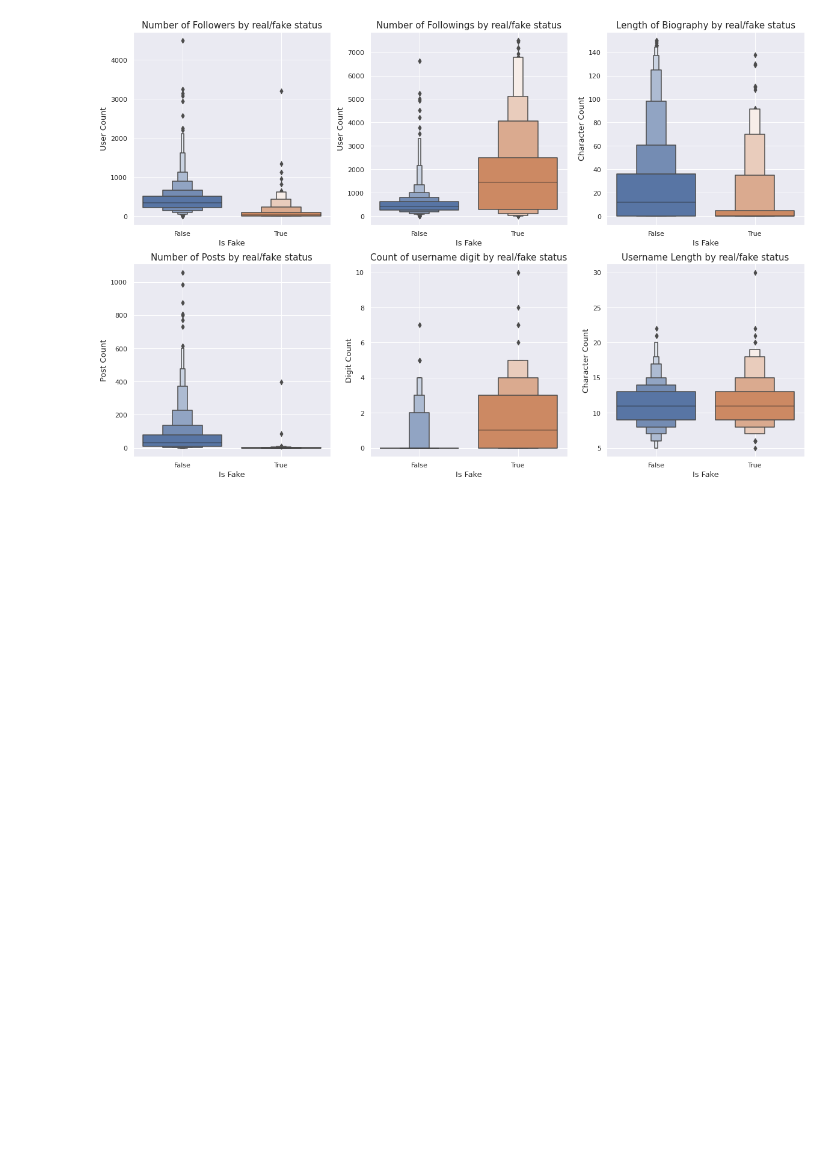
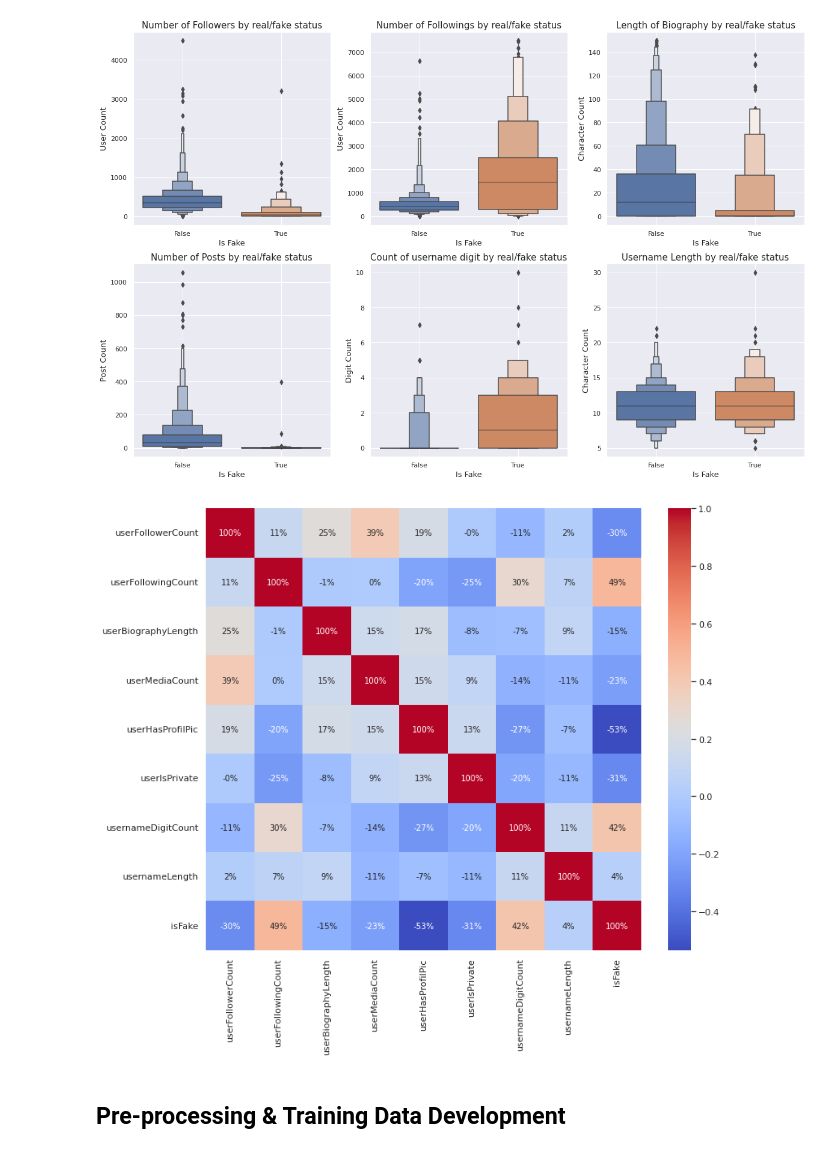
Before and after one commit to midori256/Fake-Instagram-Account-Detection, a Jupyter notebook: Data Wrangling and EDA.ipynb, the cells around one changed output. Cells and saved outputs as stored; diff of their text form; code cells hidden in the pictures; blank space fills up the shorter version.

Commit message:
Add heatmap

```diff
--- a/Data Wrangling and EDA.ipynb
+++ b/Data Wrangling and EDA.ipynb
@@ -172,8 +171,8 @@ dtypes: int64(9)
 memory usage: 93.3 KB
 # %%
 # change data types
-df = df.astype({"userHasProfilPic":"category","userIsPrivate":"category","isFake":"category"})
-df.dtypes
+#df = df.astype({"userHasProfilPic":"category","userIsPrivate":"category","isFake":"category"})
+#df.dtypes
 # %% [output]
 userFollowerCount         int64
 userFollowingCount        int64
@@ -259,3 +258,12 @@ plt.title("Username Length by real/fake status", size=15)
 plt.show()
 # %% [output]
 [figure]
+# %%
+# correlation heatmap
+ax = plt.figure(figsize=(12,10))
+sns.heatmap(df.corr(),annot=True, cmap="coolwarm", fmt='.0%')
+plt.show()
+# %% [output]
+[figure, added]
+# %% [markdown]
+## Pre-processing & Training Data Development
```
Also changed, not shown: parts of 2 cells of this notebook.
